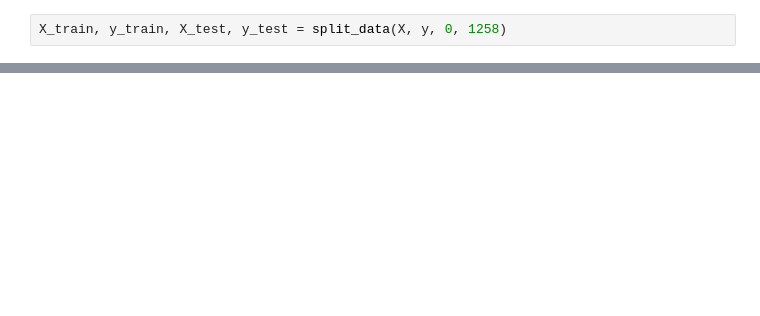
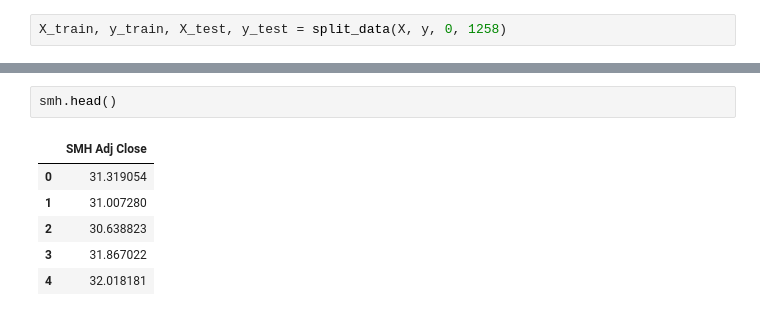
Before and after one commit to sandeeppaulraj/machine-learning, a Jupyter notebook: projects/capstone/stock_price_estimator.ipynb, the cells around one changed output, grey strips where cells are left out. Drawn from its saved outputs; the diff is of its cells as text; blank space fills up the shorter version.

```diff
--- a/projects/capstone/stock_price_estimator.ipynb
+++ b/projects/capstone/stock_price_estimator.ipynb
@@ -406,0 +510,9 @@ TRAIN: [0 1 2 3 4 5 6] TEST: [7]
+# %%
+smh.head()
+# %% [output]
+|  | SMH Adj Close |
+| 0 | 31.319054 |
+| 1 | 31.007280 |
+| 2 | 30.638823 |
+| 3 | 31.867022 |
+| 4 | 32.018181 |
```
Also changed, not shown: parts of 58 cells of this notebook.
